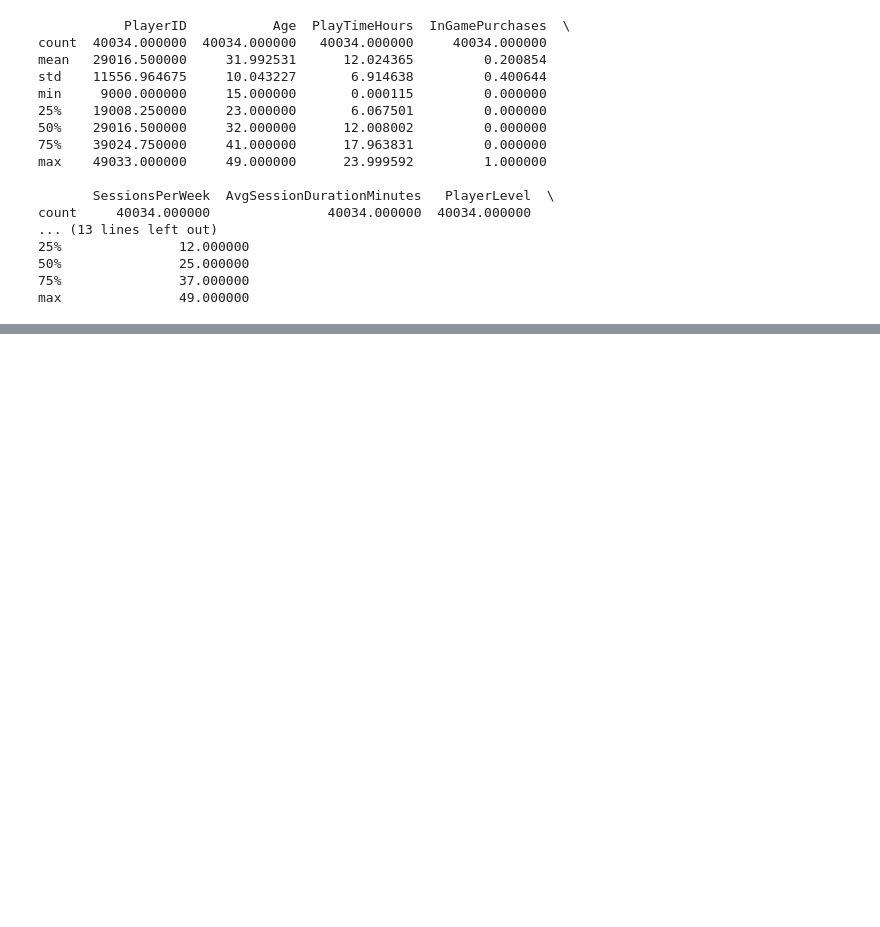
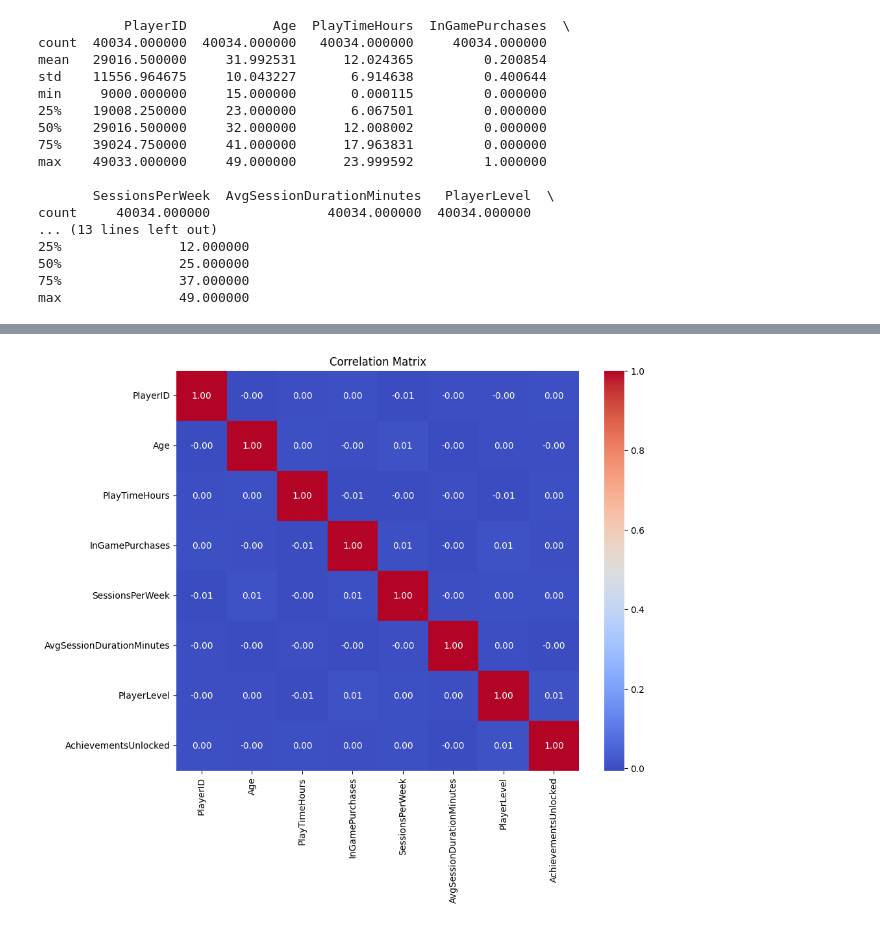
Before and after one commit to Madushani-Weerasekara/end-to-end-game-engagement-prediction-project, a Jupyter notebook: notebook/game-engagement-analysis.ipynb, the cells around one changed output, grey strips where cells are left out. Drawn from its saved outputs; the diff is of its cells as text; code cells hidden in the pictures; blank space fills up the shorter version.

```diff
--- a/notebook/game-engagement-analysis.ipynb
+++ b/notebook/game-engagement-analysis.ipynb
@@ -103,0 +217,4 @@ dtype: int64
+# %%
+# Identify categorical and numerical columns
+cat_columns = data.select_dtypes(include=['object']).columns
+num_columns = data.select_dtypes(include=['int64', 'float']).columns
@@ -103,0 +228,9 @@ dtype: int64
+# %%
+# Step 5: Check Correlations (Numerical Features)
+correlation_matrix = data[num_columns].corr()
+plt.figure(figsize=(10, 8))
+sns.heatmap(correlation_matrix, annot=True, cmap='coolwarm', fmt='.2F')
+plt.title("Correlation Matrix")
+plt.show()
+# %% [output]
+[figure, added]
```
Also changed, not shown: parts of 28 cells of this notebook.
